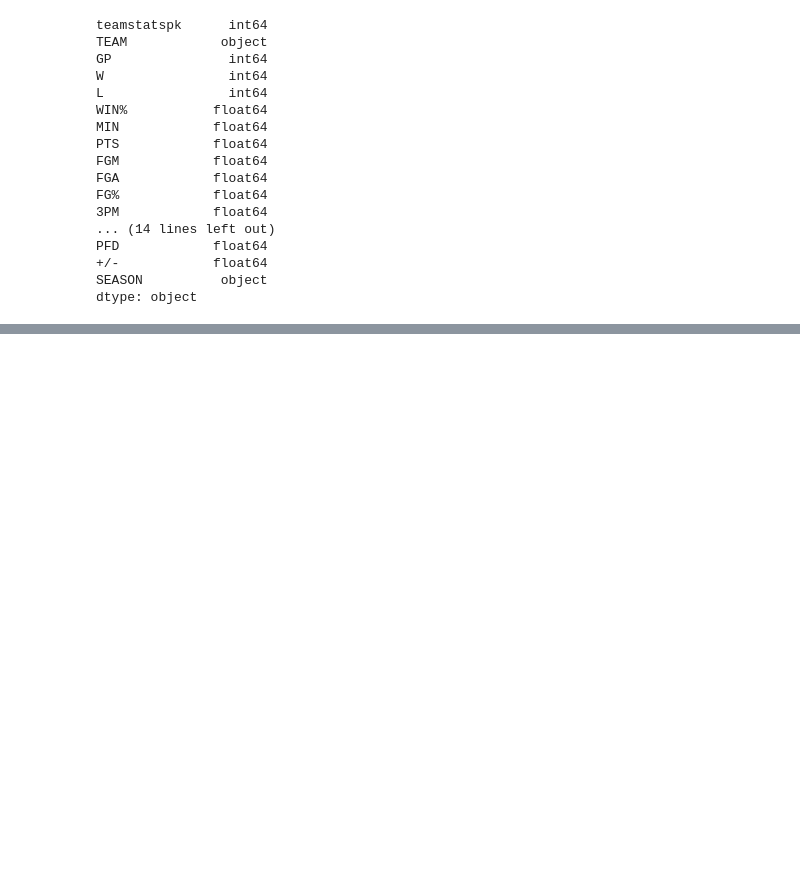
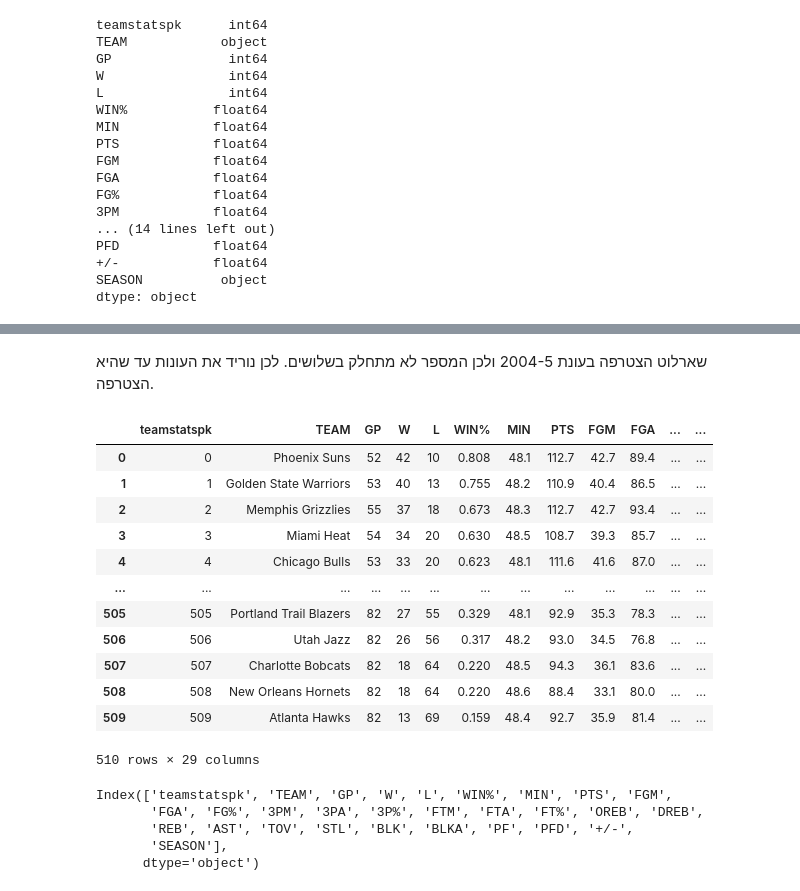
Before and after one commit to eytanmuzafi/data-science, a Jupyter notebook: project.ipynb, the cells around one changed output, grey strips where cells are left out. Drawn from its saved outputs; the diff is of its cells as text; code cells hidden in the pictures; blank space fills up the shorter version.

```diff
--- a/project.ipynb
+++ b/project.ipynb
@@ -83,0 +119,28 @@ dtype: object
+# %% [markdown]
+שארלוט הצטרפה בעונת 2004-5 ולכן המספר לא מתחלק בשלושים.
+לכן נוריד את העונות עד שהיא הצטרפה.
+# %%
+nba_stat=nba_stat[:510]
+nba_stat
+# %% [output]
+|  | teamstatspk | TEAM | GP | W | L | WIN% | MIN | PTS | FGM | FGA | ... | ... |
+| 0 | 0 | Phoenix Suns | 52 | 42 | 10 | 0.808 | 48.1 | 112.7 | 42.7 | 89.4 | ... | ... |
+| 1 | 1 | Golden State Warriors | 53 | 40 | 13 | 0.755 | 48.2 | 110.9 | 40.4 | 86.5 | ... | ... |
+| 2 | 2 | Memphis Grizzlies | 55 | 37 | 18 | 0.673 | 48.3 | 112.7 | 42.7 | 93.4 | ... | ... |
+| 3 | 3 | Miami Heat | 54 | 34 | 20 | 0.630 | 48.5 | 108.7 | 39.3 | 85.7 | ... | ... |
+| 4 | 4 | Chicago Bulls | 53 | 33 | 20 | 0.623 | 48.1 | 111.6 | 41.6 | 87.0 | ... | ... |
+| ... | ... | ... | ... | ... | ... | ... | ... | ... | ... | ... | ... | ... |
+| 505 | 505 | Portland Trail Blazers | 82 | 27 | 55 | 0.329 | 48.1 | 92.9 | 35.3 | 78.3 | ... | ... |
+| 506 | 506 | Utah Jazz | 82 | 26 | 56 | 0.317 | 48.2 | 93.0 | 34.5 | 76.8 | ... | ... |
+| 507 | 507 | Charlotte Bobcats | 82 | 18 | 64 | 0.220 | 48.5 | 94.3 | 36.1 | 83.6 | ... | ... |
+| 508 | 508 | New Orleans Hornets | 82 | 18 | 64 | 0.220 | 48.6 | 88.4 | 33.1 | 80.0 | ... | ... |
+| 509 | 509 | Atlanta Hawks | 82 | 13 | 69 | 0.159 | 48.4 | 92.7 | 35.9 | 81.4 | ... | ... |
+510 rows × 29 columns
+# %%
+nba_stat.columns
+# %% [output]
+Index(['teamstatspk', 'TEAM', 'GP', 'W', 'L', 'WIN%', 'MIN', 'PTS', 'FGM',
+       'FGA', 'FG%', '3PM', '3PA', '3P%', 'FTM', 'FTA', 'FT%', 'OREB', 'DREB',
+       'REB', 'AST', 'TOV', 'STL', 'BLK', 'BLKA', 'PF', 'PFD', '+/-',
+       'SEASON'],
+      dtype='object')
```
Also changed, not shown: parts of 12 cells of this notebook.
